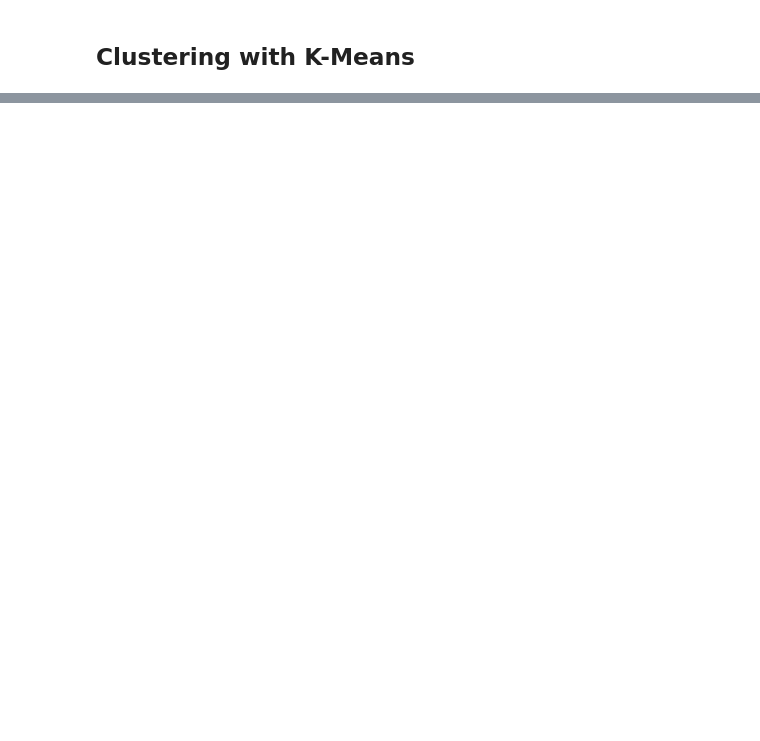
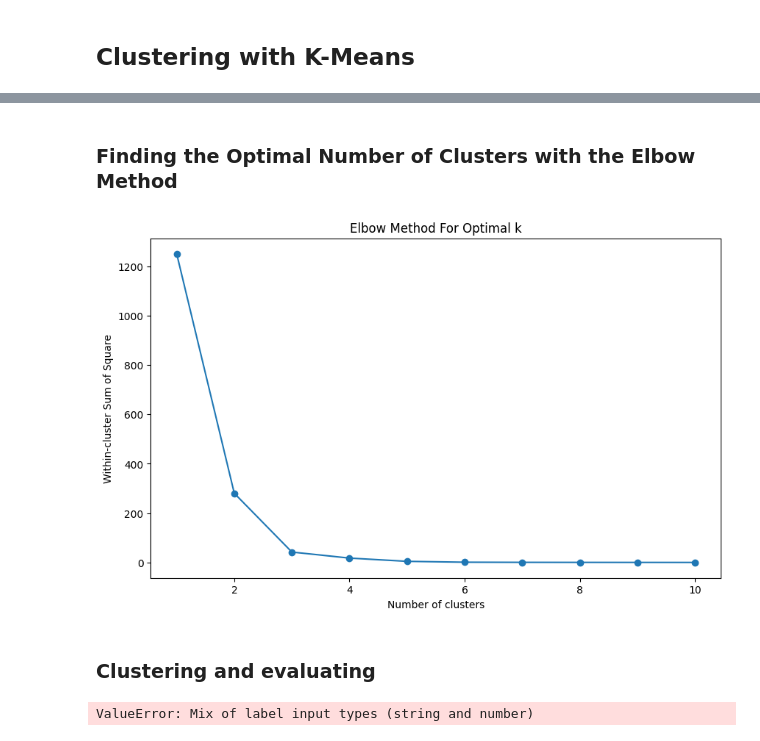
Before and after one commit to L-Anjo/IA23_G03, a Jupyter notebook: Projeto 2/Proj02.ipynb, the cells around one changed output, grey strips where cells are left out. Drawn from its saved outputs; the diff is of its cells as text; code cells hidden in the pictures; blank space fills up the shorter version.

Commit message:
clusters

```diff
--- a/Projeto 2/Proj02.ipynb
+++ b/Projeto 2/Proj02.ipynb
@@ -120,9 +120,9 @@ house_target_names = list(set(house_target))
 # Preliminary data exploration
 print(house_data.shape)     # Output: (150, 4)
 print(house_feature_names)  # Output: ['sepal length (cm)', ...]
-print(house_data[:5])
+print(house_data[:7])
 
 # Preprocessing the data (standardize)
 scaler = StandardScaler()
-scaled_iris = scaler.fit_transform(iris.data)
-print(scaled_iris[:5])
+scaled_iris = scaler.fit_transform(house_data)
+print(scaled_iris[:7])
@@ -128,0 +147,47 @@ print(scaled_iris[:5])
+# %% [markdown]
+### Finding the Optimal Number of Clusters with the Elbow Method
+# %%
+# Calculate the within-cluster sum of square across different cluster counts
+from sklearn.impute import SimpleImputer
+
+market_data_no_missing = house_data.dropna()
+scaled_market_data_no_missing = scaler.fit_transform(market_data_no_missing)
+
+inertia = []
+for i in range(1, 11):
+    kmeans = KMeans(n_clusters=i, random_state=42)
+    kmeans.fit(scaled_market_data_no_missing)
+    inertia.append(kmeans.inertia_)
+
+# Plot the elbow graph
+plt.figure(figsize=(10, 6))
+plt.plot(range(1, 11), inertia, marker='o')
+plt.title('Elbow Method For Optimal k')
+plt.xlabel('Number of clusters')
+plt.ylabel('Within-cluster Sum of Square')
+plt.show()
+# %% [output]
+[figure, added]
+# %% [markdown]
+### Clustering and evaluating
+# %%
+# Assuming the elbow is at three clusters
+kmeans = KMeans(n_clusters=3, random_state=42)
+clusters = kmeans.fit_predict(scaled_market_data_no_missing)
+
+# Evaluate and adjust clusters
+adj_clusters = [(x + 2) % 3 for x in clusters]
+
+# Ensure the target values align with the processed data
+house_target_no_missing = house_target.loc[market_data_no_missing.index]
+from sklearn.preprocessing import LabelEncoder
+
+# Convert string labels to numeric labels
+label_encoder = LabelEncoder()
+house_target_numeric = label_encoder.fit_transform(house_target_no_missing)
+
+# Print confusion matrix and classification report
+print(confusion_matrix(house_target_numeric, adj_clusters))
+print(classification_report(house_target_numeric, adj_clusters))
+# %% [output]
+ValueError: Mix of label input types (string and number)
```
Also changed, not shown: parts of 3 cells of this notebook.
